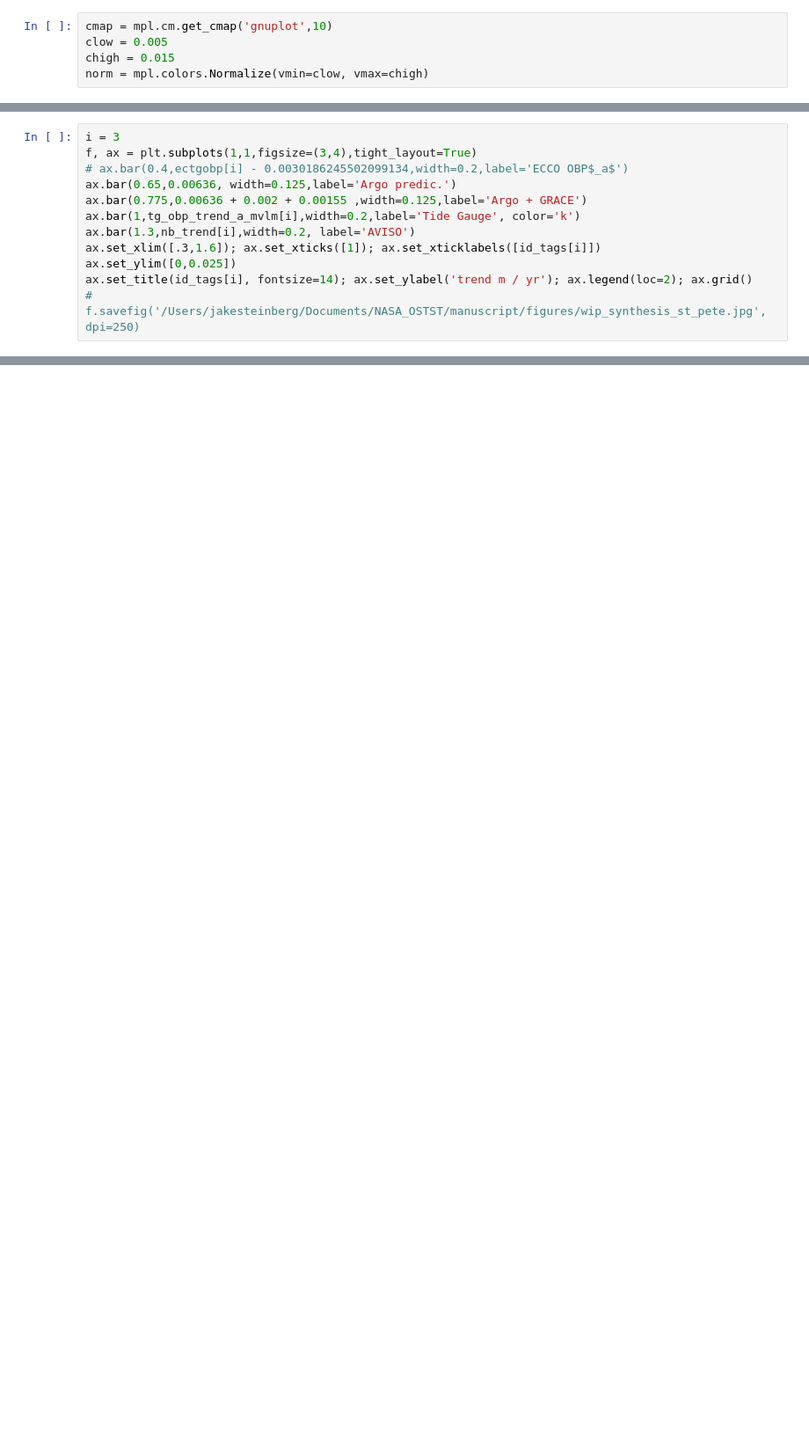
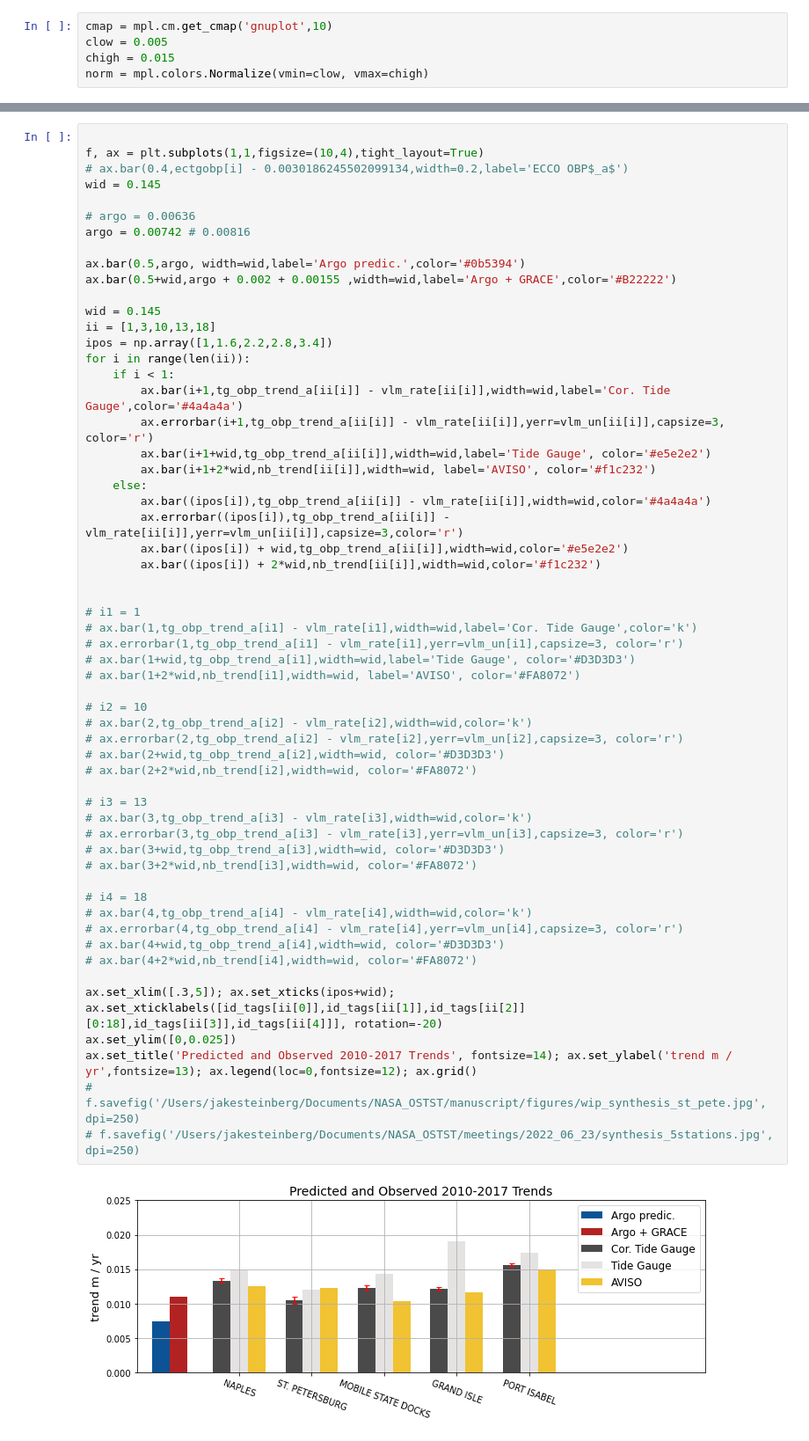
Before and after one commit to jakesteinberg/nasa_ostst, a Jupyter notebook: tide_gauge.ipynb, the cells around one changed output, grey strips where cells are left out. Shown at 88% size. Cells and saved outputs as stored; diff of their text form; blank space fills up the shorter version.

```diff
--- a/tide_gauge.ipynb
+++ b/tide_gauge.ipynb
@@ -495,12 +562,0 @@ f.savefig('/Users/jakesteinberg/Documents/NASA_OSTST/manuscript/figures/wip_tide
-# %%
-i = 3
-f, ax = plt.subplots(1,1,figsize=(3,4),tight_layout=True)
-# ax.bar(0.4,ectgobp[i] - 0.0030186245502099134,width=0.2,label='ECCO OBP$_a$')
-ax.bar(0.65,0.00636, width=0.125,label='Argo predic.')
-ax.bar(0.775,0.00636 + 0.002 + 0.00155 ,width=0.125,label='Argo + GRACE')
-ax.bar(1,tg_obp_trend_a_mvlm[i],width=0.2,label='Tide Gauge', color='k')
-ax.bar(1.3,nb_trend[i],width=0.2, label='AVISO')
-ax.set_xlim([.3,1.6]); ax.set_xticks([1]); ax.set_xticklabels([id_tags[i]])
-ax.set_ylim([0,0.025])
-ax.set_title(id_tags[i], fontsize=14); ax.set_ylabel('trend m / yr'); ax.legend(loc=2); ax.grid()
-# f.savefig('/Users/jakesteinberg/Documents/NASA_OSTST/manuscript/figures/wip_synthesis_st_pete.jpg', dpi=250)
@@ -509 +563,61 @@ ax.set_title(id_tags[i], fontsize=14); ax.set_ylabel('trend m / yr'); ax.legend(
+# %%
+
+f, ax = plt.subplots(1,1,figsize=(10,4),tight_layout=True)
+# ax.bar(0.4,ectgobp[i] - 0.0030186245502099134,width=0.2,label='ECCO OBP$_a$')
+wid = 0.145
+
+# argo = 0.00636
+argo = 0.00742 # 0.00816
+
+ax.bar(0.5,argo, width=wid,label='Argo predic.',color='#0b5394')
+ax.bar(0.5+wid,argo + 0.002 + 0.00155 ,width=wid,label='Argo + GRACE',color='#B22222')
+
+wid = 0.145
+ii = [1,3,10,13,18]
+ipos = np.array([1,1.6,2.2,2.8,3.4])
+for i in range(len(ii)):
+    if i < 1:
+        ax.bar(i+1,tg_obp_trend_a[ii[i]] - vlm_rate[ii[i]],width=wid,label='Cor. Tide Gauge',color='#4a4a4a')
+        ax.errorbar(i+1,tg_obp_trend_a[ii[i]] - vlm_rate[ii[i]],yerr=vlm_un[ii[i]],capsize=3, color='r')
+        ax.bar(i+1+wid,tg_obp_trend_a[ii[i]],width=wid,label='Tide Gauge', color='#e5e2e2')
+        ax.bar(i+1+2*wid,nb_trend[ii[i]],width=wid, label='AVISO', color='#f1c232')
+    else:
+        ax.bar((ipos[i]),tg_obp_trend_a[ii[i]] - vlm_rate[ii[i]],width=wid,color='#4a4a4a')
+        ax.errorbar((ipos[i]),tg_obp_trend_a[ii[i]] - vlm_rate[ii[i]],yerr=vlm_un[ii[i]],capsize=3,color='r')
+        ax.bar((ipos[i]) + wid,tg_obp_trend_a[ii[i]],width=wid,color='#e5e2e2')
+        ax.bar((ipos[i]) + 2*wid,nb_trend[ii[i]],width=wid,color='#f1c232')
+
+
+# i1 = 1
+# ax.bar(1,tg_obp_trend_a[i1] - vlm_rate[i1],width=wid,label='Cor. Tide Gauge',color='k')
+# ax.errorbar(1,tg_obp_trend_a[i1] - vlm_rate[i1],yerr=vlm_un[i1],capsize=3, color='r')
+# ax.bar(1+wid,tg_obp_trend_a[i1],width=wid,label='Tide Gauge', color='#D3D3D3')
+# ax.bar(1+2*wid,nb_trend[i1],width=wid, label='AVISO', color='#FA8072')
+
+# i2 = 10
+# ax.bar(2,tg_obp_trend_a[i2] - vlm_rate[i2],width=wid,color='k')
+# ax.errorbar(2,tg_obp_trend_a[i2] - vlm_rate[i2],yerr=vlm_un[i2],capsize=3, color='r')
+# ax.bar(2+wid,tg_obp_trend_a[i2],width=wid, color='#D3D3D3')
+# ax.bar(2+2*wid,nb_trend[i2],width=wid, color='#FA8072')
+
+# i3 = 13
+# ax.bar(3,tg_obp_trend_a[i3] - vlm_rate[i3],width=wid,color='k')
+# ax.errorbar(3,tg_obp_trend_a[i3] - vlm_rate[i3],yerr=vlm_un[i3],capsize=3, color='r')
+# ax.bar(3+wid,tg_obp_trend_a[i3],width=wid, color='#D3D3D3')
+# ax.bar(3+2*wid,nb_trend[i3],width=wid, color='#FA8072')
+
+# i4 = 18
+# ax.bar(4,tg_obp_trend_a[i4] - vlm_rate[i4],width=wid,color='k')
+# ax.errorbar(4,tg_obp_trend_a[i4] - vlm_rate[i4],yerr=vlm_un[i4],capsize=3, color='r')
+# ax.bar(4+wid,tg_obp_trend_a[i4],width=wid, color='#D3D3D3')
+# ax.bar(4+2*wid,nb_trend[i4],width=wid, color='#FA8072')
+
+ax.set_xlim([.3,5]); ax.set_xticks(ipos+wid);
+ax.set_xticklabels([id_tags[ii[0]],id_tags[ii[1]],id_tags[ii[2]][0:18],id_tags[ii[3]],id_tags[ii[4]]], rotation=-20)
+ax.set_ylim([0,0.025])
+ax.set_title('Predicted and Observed 2010-2017 Trends', fontsize=14); ax.set_ylabel('trend m / yr',fontsize=13); ax.legend(loc=0,fontsize=12); ax.grid()
+# f.savefig('/Users/jakesteinberg/Documents/NASA_OSTST/manuscript/figures/wip_synthesis_st_pete.jpg', dpi=250)
+# f.savefig('/Users/jakesteinberg/Documents/NASA_OSTST/meetings/2022_06_23/synthesis_5stations.jpg', dpi=250)
+# %% [output]
+[figure, added]
 # %%
```
Also changed, not shown: parts of 16 cells of this notebook, 3 other files.
